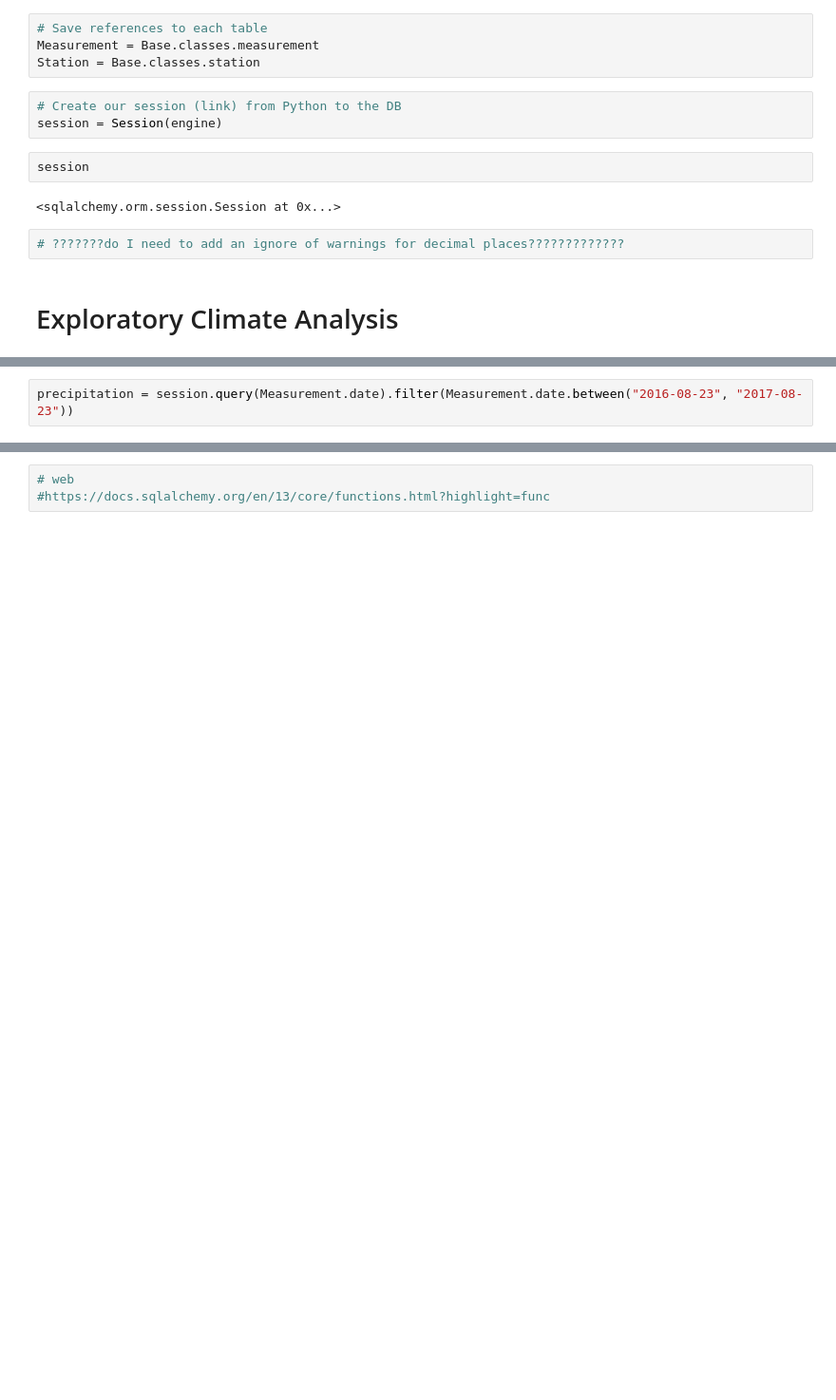
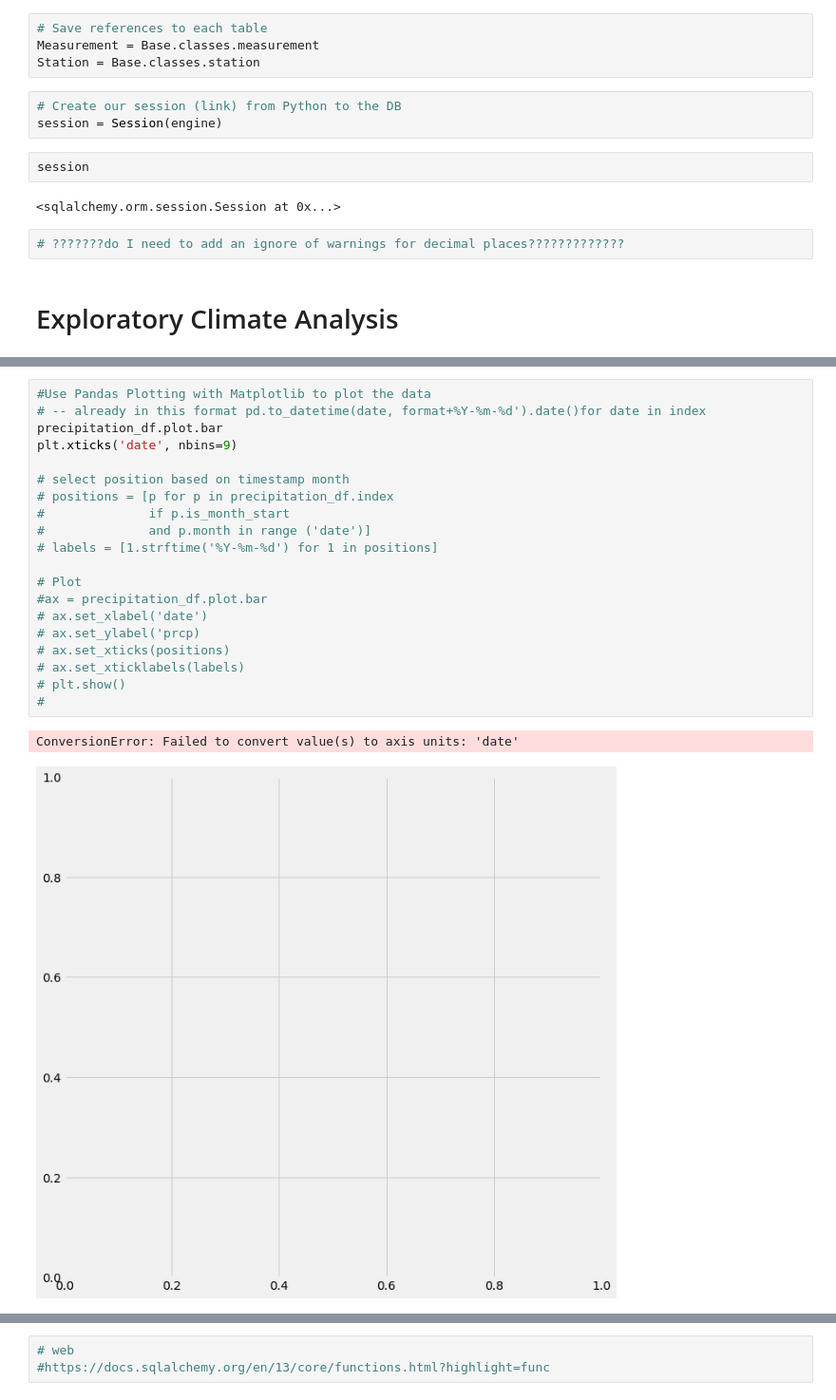
Before and after one commit to KManthey/sqlalchemy-challenge, a Jupyter notebook: climate_starter.ipynb, the cells around one changed output, grey strips where cells are left out. Shown at 95% size. Saved outputs shown, nothing was run; the diff lists cells and outputs as text; blank space fills up the shorter version.

```diff
--- a/climate_starter.ipynb
+++ b/climate_starter.ipynb
@@ -74,2 +58,0 @@ NameError: name 'x_axis' is not defined
-# %%
-precipitation = session.query(Measurement.date).filter(Measurement.date.between("2016-08-23", "2017-08-23"))
@@ -105,0 +83,23 @@ precipitation
+# %%
+#Use Pandas Plotting with Matplotlib to plot the data
+# -- already in this format pd.to_datetime(date, format+%Y-%m-%d').date()for date in index
+precipitation_df.plot.bar
+plt.xticks('date', nbins=9)
+
+# select position based on timestamp month
+# positions = [p for p in precipitation_df.index
+#              if p.is_month_start
+#              and p.month in range ('date')]
+# labels = [1.strftime('%Y-%m-%d') for 1 in positions]
+
+# Plot
+#ax = precipitation_df.plot.bar
+# ax.set_xlabel('date')
+# ax.set_ylabel('prcp)
+# ax.set_xticks(positions)
+# ax.set_xticklabels(labels)
+# plt.show()
+#
+# %% [output]
+ConversionError: Failed to convert value(s) to axis units: 'date'
+[figure, added]
```
Also changed, not shown: parts of 24 cells of this notebook.
